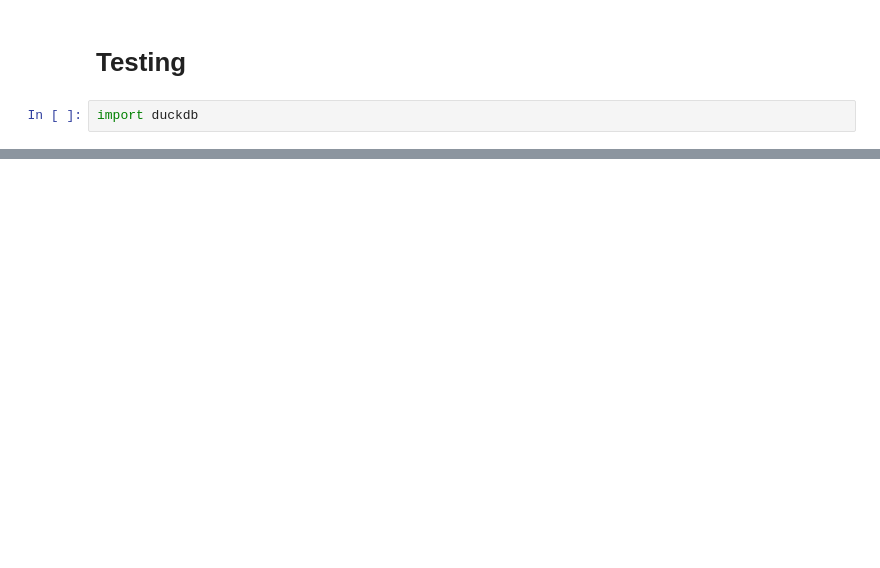
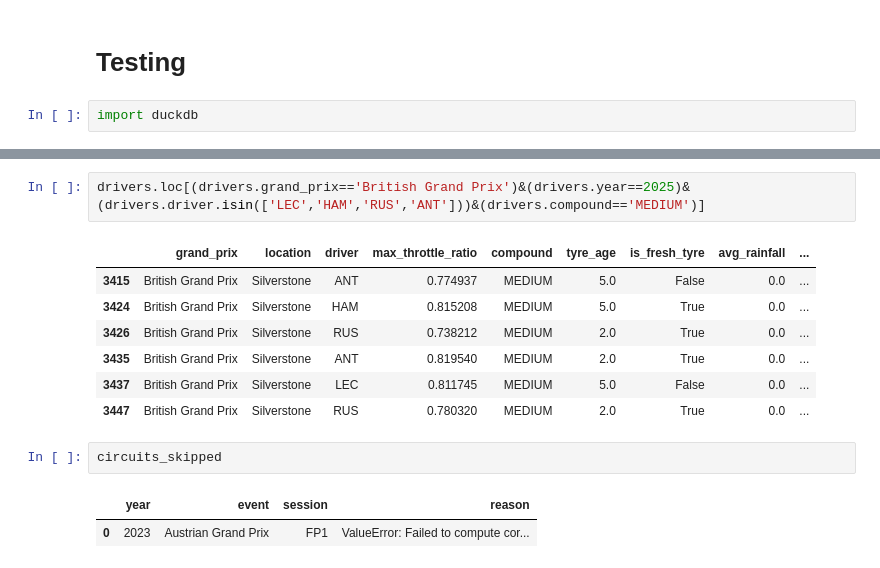
Before and after one commit to tomasz-solis/formula1, a Jupyter notebook: EDA/wip.ipynb, the cells around one changed output, grey strips where cells are left out. Cells and saved outputs as stored; diff of their text form; blank space fills up the shorter version.

```diff
--- a/EDA/wip.ipynb
+++ b/EDA/wip.ipynb
@@ -24,0 +47,15 @@ circuits
+# %%
+drivers.loc[(drivers.grand_prix=='British Grand Prix')&(drivers.year==2025)&(drivers.driver.isin(['LEC','HAM','RUS','ANT']))&(drivers.compound=='MEDIUM')]
+# %% [output]
+|  | grand_prix | location | driver | max_throttle_ratio | compound | tyre_age | is_fresh_tyre | avg_rainfall | ... |
+| 3415 | British Grand Prix | Silverstone | ANT | 0.774937 | MEDIUM | 5.0 | False | 0.0 | ... |
+| 3424 | British Grand Prix | Silverstone | HAM | 0.815208 | MEDIUM | 5.0 | True | 0.0 | ... |
+| 3426 | British Grand Prix | Silverstone | RUS | 0.738212 | MEDIUM | 2.0 | True | 0.0 | ... |
+| 3435 | British Grand Prix | Silverstone | ANT | 0.819540 | MEDIUM | 2.0 | True | 0.0 | ... |
+| 3437 | British Grand Prix | Silverstone | LEC | 0.811745 | MEDIUM | 5.0 | False | 0.0 | ... |
+| 3447 | British Grand Prix | Silverstone | RUS | 0.780320 | MEDIUM | 2.0 | True | 0.0 | ... |
+# %%
+circuits_skipped
+# %% [output]
+|  | year | event | session | reason |
+| 0 | 2023 | Austrian Grand Prix | FP1 | ValueError: Failed to compute cor... |
```
Also changed, not shown: parts of 6 cells of this notebook, 7 other files.
